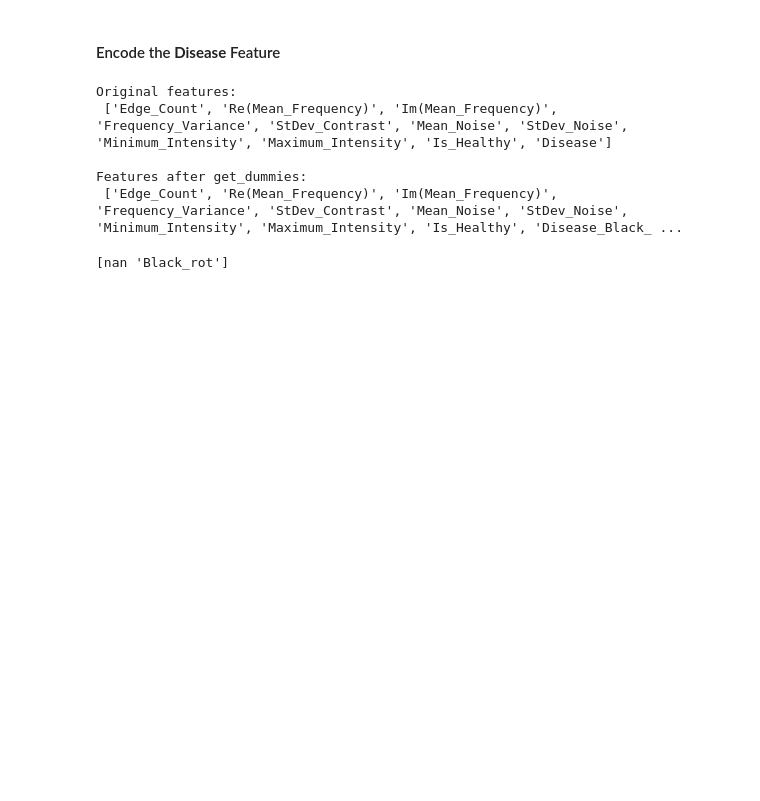
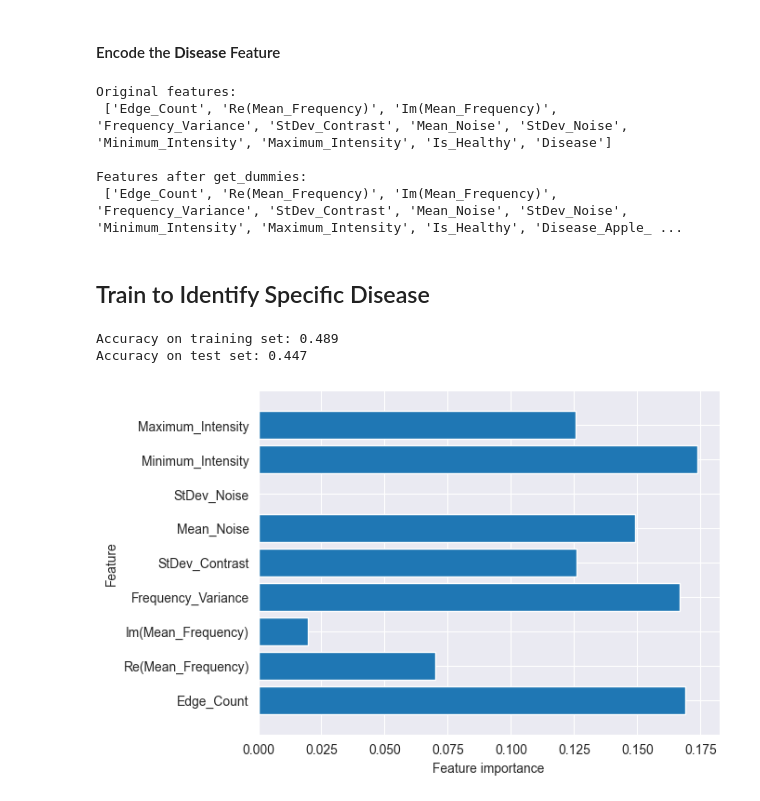
Before and after one commit to epetrimoulx/Plant-Identification-ML, a Jupyter notebook: Models.ipynb, the cells around one changed output. Cells and saved outputs as stored; diff of their text form; code cells hidden in the pictures; blank space fills up the shorter version.

```diff
--- a/Models.ipynb
+++ b/Models.ipynb
@@ -35,38 +32,44 @@ Text(0.5, 1.0, 'Heatmap of Correlation')
 # %% [markdown]
 #### Encode the **Disease** Feature ####
 # %%
-print("Original features:\n", list(Plant_Dataset.columns), "\n")
-Plant_Dataset_dummies = pd.get_dummies(Plant_Dataset)
-print("Features after get_dummies:\n", list(Plant_Dataset_dummies.columns))
+# print("Original features:\n", list(Plant_Dataset.columns), "\n")
+# Plant_Dataset_dummies = pd.get_dummies(Plant_Dataset)
+# print("Features after get_dummies:\n", list(Plant_Dataset_dummies.columns))
 # %% [output]
 Original features:
  ['Edge_Count', 'Re(Mean_Frequency)', 'Im(Mean_Frequency)', 'Frequency_Variance', 'StDev_Contrast', 'Mean_Noise', 'StDev_Noise', 'Minimum_Intensity', 'Maximum_Intensity', 'Is_Healthy', 'Disease']
 
 Features after get_dummies:
- ['Edge_Count', 'Re(Mean_Frequency)', 'Im(Mean_Frequency)', 'Frequency_Variance', 'StDev_Contrast', 'Mean_Noise', 'StDev_Noise', 'Minimum_Intensity', 'Maximum_Intensity', 'Is_Healthy', 'Disease_Black_ ...
+ ['Edge_Count', 'Re(Mean_Frequency)', 'Im(Mean_Frequency)', 'Frequency_Variance', 'StDev_Contrast', 'Mean_Noise', 'StDev_Noise', 'Minimum_Intensity', 'Maximum_Intensity', 'Is_Healthy', 'Disease_Apple_ ...
-# %%
-print(Plant_Dataset['Disease'].unique())
-# %% [output]
-[nan 'Black_rot']
+# %%
+def plot_feature_importance(model):
+    n_features = Plant_Dataset.shape[1] - 2
+    plt.barh(np.arange(n_features), model.feature_importances_, align='center')
+    plt.yticks(np.arange(n_features), Plant_Dataset.drop(columns=['Disease', 'Is_Healthy']).columns)
+    plt.xlabel("Feature importance")
+    plt.ylabel("Feature")
+    plt.ylim(-1, n_features)
+
+    model.feature_importances_
+# %% [markdown]
+## Train to Identify Specific Disease ##
 # %%
-# list_of_features = []
-# for feature_name in Plant_Dataset.drop(columns=['Image', 'Is_Healthy', 'Disease']).columns:
-#     list_of_features.append(feature_name)
-#
-# num_features = len(Plant_Dataset.drop(columns=['Image', 'Is_Healthy', 'Disease']).columns)
-#
-# for i in range(0, num_features, 2):
-#     sns.set_style("whitegrid")
-#
-#     plt.figure(figsize=(12, 6), dpi=150)
-#     plt.subplot(1, 2, 1)
-#     sns.lineplot(data = Plant_Dataset, x = list_of_features[i], y = "Disease")
-#
-#     # Second plot
-#     if i+1 < num_features:
-#         plt.subplot(1, 2, 2)
-#         sns.lineplot(data=Plant_Dataset, x = list_of_features[i+1], y = "Disease")
-#
-#     # Adjust layout
-#     plt.tight_layout()
-#     plt.show()
+Label_Encoder = LabelEncoder()
+
+X = Plant_Dataset.drop(columns=['Disease', 'Is_Healthy'])
+Y = Plant_Dataset.Disease
+Y = Label_Encoder.fit_transform(Y)
+
+num_classes = len(Label_Encoder.classes_)
+
+X_train, X_test, Y_train, Y_test = train_test_split(X, Y, test_size=0.3, random_state=42)
+XGBoost = XGBClassifier(n_estimators=64, max_depth=4, learning_rate=0.2).fit(X_train, Y_train)
+
+print("Accuracy on training set: {:.3f}".format(XGBoost.score(X_train, Y_train)))
+print("Accuracy on test set: {:.3f}".format(XGBoost.score(X_test, Y_test)))
+
+plot_feature_importance(XGBoost)
+# %% [output]
+Accuracy on training set: 0.489
+Accuracy on test set: 0.447
+[figure, added]
```
Also changed, not shown: parts of 5 cells of this notebook, 1 other file.
